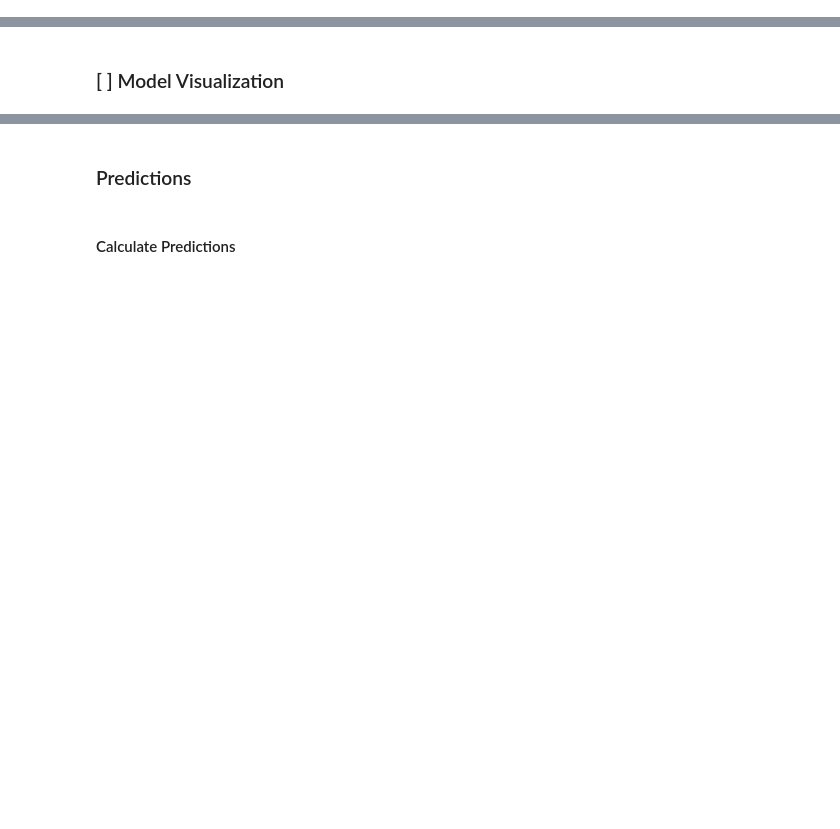
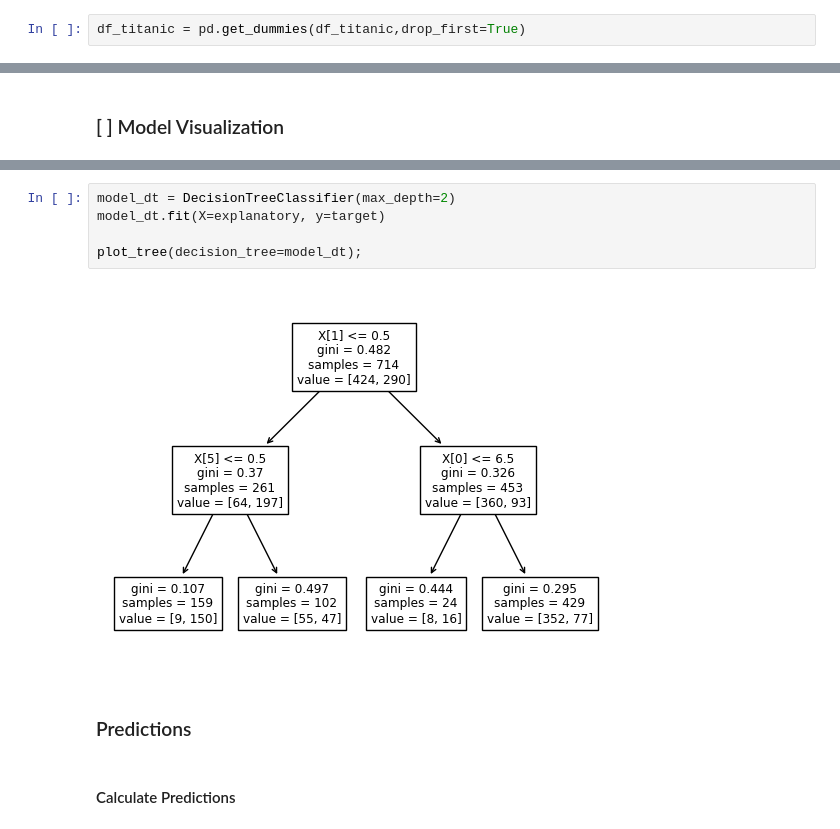
Before and after one commit to toluwabori/resolving-machine-learning-python, a Jupyter notebook: 02_The Decision Tree & Supervised Classification Models/02B_decision-tree_session_blank.ipynb, the cells around one changed output, grey strips where cells are left out. Saved outputs shown, nothing was run; the diff lists cells and outputs as text; blank space fills up the shorter version.

```diff
--- a/02_The Decision Tree & Supervised Classification Models/02B_decision-tree_session_blank.ipynb
+++ b/02_The Decision Tree & Supervised Classification Models/02B_decision-tree_session_blank.ipynb
@@ -104,0 +153,2 @@ df_titanic
+# %%
+df_titanic = pd.get_dummies(df_titanic,drop_first=True)
@@ -113,3 +247,10 @@ df_titanic
+# %%
+model_dt = DecisionTreeClassifier(max_depth=2)
+model_dt.fit(X=explanatory, y=target)
+
+plot_tree(decision_tree=model_dt);
+# %% [output]
+[figure, added]
 # %% [markdown]
 ### Predictions
 # %% [markdown]
```
Also changed, not shown: parts of 22 cells of this notebook, 2 other files.
